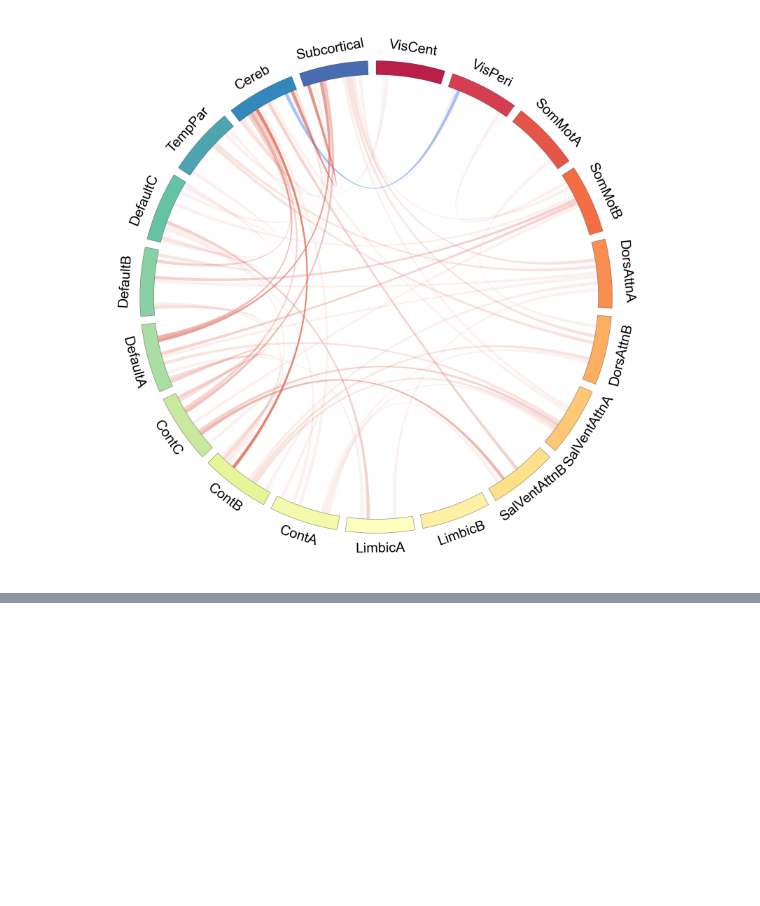
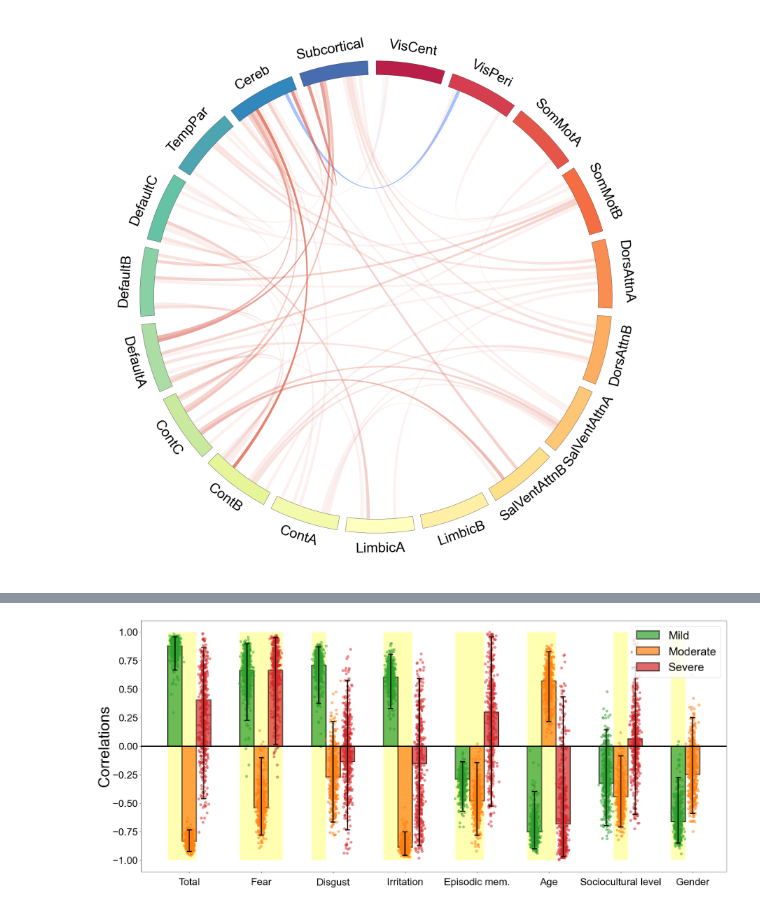
Before and after one commit to Cionkito/PLS-COVID_emotions, a Jupyter notebook: code_BrainComms/python/PLSC_figures.ipynb, the cells around one changed output, grey strips where cells are left out. Saved outputs shown, nothing was run; the diff lists cells and outputs as text; code cells hidden in the pictures; blank space fills up the shorter version.

```diff
--- a/code_BrainComms/python/PLSC_figures.ipynb
+++ b/code_BrainComms/python/PLSC_figures.ipynb
@@ -174,22 +96,0 @@ futil.save_node_edge_files(to_circus, path_to_atlas, saveloc=op.join(path_to_res
-# %%
-#study_to_check = ['Immuno_mem', 'Immuno_mem_GRP']
-# Emo-rev_1-wmemo-wcov3_GRP
-#study_to_check = ['Emo-rev_1-wcov3_GRP', 'Emo-rev_1-wcov3_moderate']
-#study_to_check = ['Emo-rev_1-wcov3-wmemo1_GRP', 'Emo-rev_1-wcov3-wmemo1_moderate']
-study_to_check = ['Emo-rev_1-wcov3-wmemo1_GRP', 'Emo-rev_1-wcov3_GRP']
-
-n_study = len(study_to_check)
-
-BSR_data = np.empty((n_study, 156, 156))
-
-for i, study in enumerate(study_to_check):
-    plsc_data = vpp.load_PLSC_image(study, path_to_mypls, LC_id=0, results="BSR")
-    #to_plot, atlas_labels = vpp.plot_imaging(study, path_to_mypls, path_to_atlas = path_to_atlas,
-    #    LC_id=0, threshold=0, by_network=True, cmap = 'turbo')
-
-    atlas_labels = futil.get_atlas_labels(path_to_atlas, filters = "all")
-
-    atlas_labels, sorting_array = futil.sort_atlas_labels(atlas_labels)
-    plsc_data = plsc_data[sorting_array][:, sorting_array]
-
-    BSR_data[i] = plsc_data
@@ -457,0 +97,15 @@ plt.savefig(op.join(path_to_results, results_study, f'{behav_study}-{save_suffix
+# %%
+imaging = False
+
+plsc_groups = ['Mild', 'Moderate', 'Severe']
+plsc_colors = ['tab:green', 'tab:orange', 'tab:red']
+
+plsc_labels = ['Total', 'Fear', 'Disgust', 'Irritation', 'Episodic mem.', 'Age', 'Sociocultural level', 'Gender']
+
+save_suffix = 'Behav'
+
+vpp.plot_behaviour(study, path_to_pls_results, LC_id=LC_id, labels=plsc_labels, groups=plsc_groups, colors=plsc_colors, figsize=(35, 15), imaging=imaging)
+
+plt.savefig(op.join(path_to_results, results_study, f'{study}-{save_suffix}Loadings.png'), dpi=300)
+# %% [output]
+[figure, added]
```
Also changed, not shown: parts of 19 cells of this notebook.
